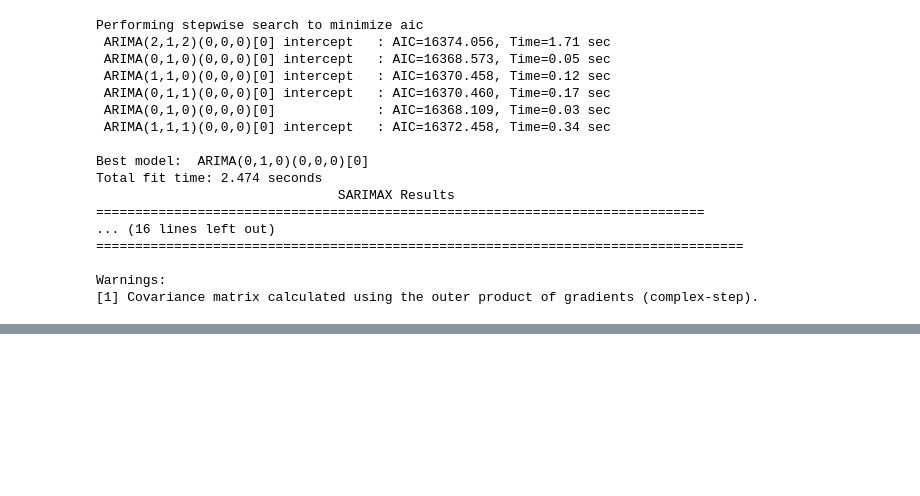
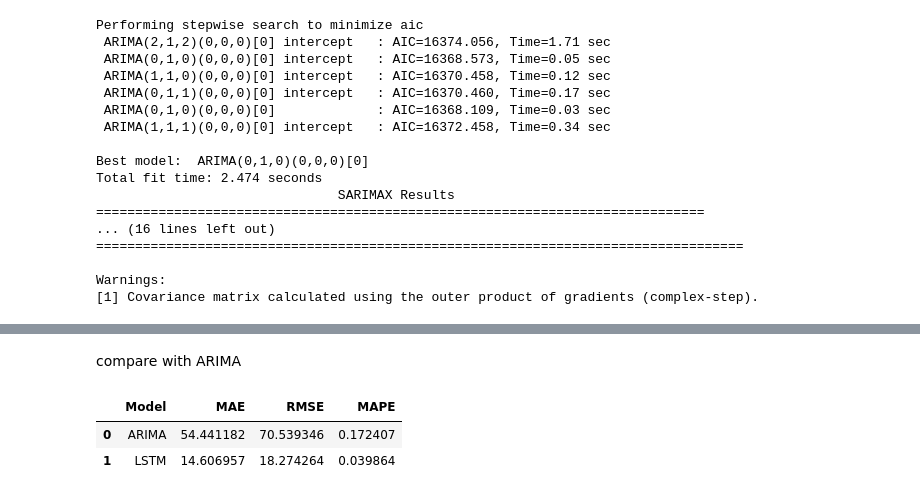
Before and after one commit to Raeyeyoh/PORTFOLIO-OPTIMIZATION, a Jupyter notebook: notebooks/task-2forecasting.ipynb, the cells around one changed output, grey strips where cells are left out. Cells and saved outputs as stored; diff of their text form; code cells hidden in the pictures; blank space fills up the shorter version.

```diff
--- a/notebooks/task-2forecasting.ipynb
+++ b/notebooks/task-2forecasting.ipynb
@@ -90,0 +287,15 @@ Warnings:
+# %% [markdown]
+compare with ARIMA
+# %%
+comparison = pd.DataFrame({
+    "Model": ["ARIMA", "LSTM"],
+    "MAE": [arima_mae, lstm_mae],
+    "RMSE": [arima_rmse, lstm_rmse],
+    "MAPE": [arima_mape, lstm_mape]
+})
+
+comparison
+# %% [output]
+|  | Model | MAE | RMSE | MAPE |
+| 0 | ARIMA | 54.441182 | 70.539346 | 0.172407 |
+| 1 | LSTM | 14.606957 | 18.274264 | 0.039864 |
```
Also changed, not shown: parts of 32 cells of this notebook.
